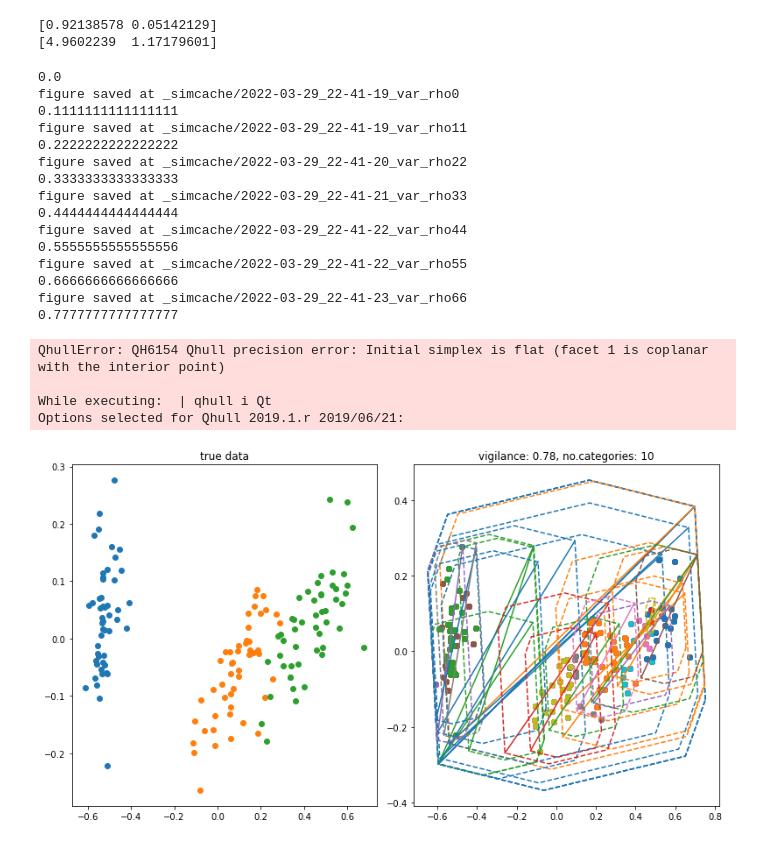
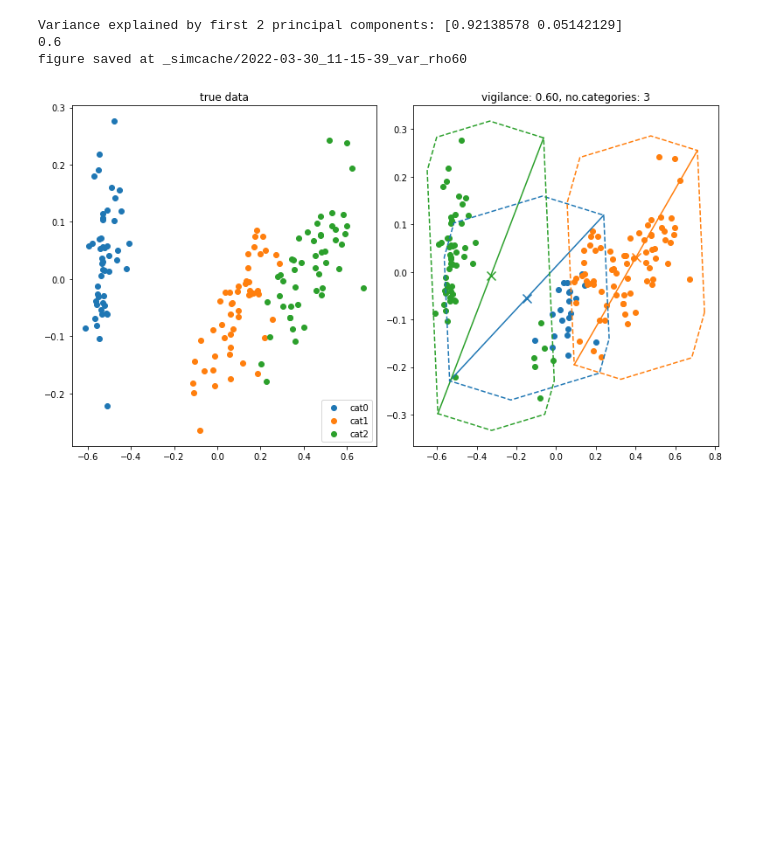
Before and after one commit to anish-lu-yihe/art, a Jupyter notebook: fuzzyART_var_rho.ipynb, the cells around one changed output. Drawn from its saved outputs; the diff is of its cells as text; code cells hidden in the pictures; blank space fills up the shorter version.

Commit message:
refine photo_pca_truth()

```diff
--- a/fuzzyART_var_rho.ipynb
+++ b/fuzzyART_var_rho.ipynb
@@ -10,15 +9,6 @@ from scipy.spatial import ConvexHull
 iris = ds.load_iris()
 data = iris['data'] / np.max(iris['data'], axis=0)
 label_true = iris['target']
-featnum = data.shape[1]
-# pca
-pca = dcp.PCA(n_components=2)
-pca_xy = pca.fit_transform(data)
-print(pca.explained_variance_ratio_)
-print(pca.singular_values_)
-# %% [output]
-[0.92138578 0.05142129]
-[4.9602239  1.17179601]
 # %%
 no_rho = 10
 ls_rho = np.linspace(0, 1, no_rho)
@@ -26,13 +16,11 @@ fig, axs = plt.subplots(1, 2,
                         figsize = (11, 6))
 fig.tight_layout()
 
-# plot true
-for cat_true in range(3):
-    axs[0].scatter(*np.where(label_true == cat_true, pca_xy.T, None))
-axs[0].set_title('true data')
+# plot true data
+pca, pca_xy = photo_pca_truth(data, label_true, axs[0])
 
 ax = axs[1]
-for rho in ls_rho:
+for rho in [0.6]:#ls_rho:
     print(rho)
     # init
     net = FuzzyARTgai(alpha=0.5, rho=rho)
@@ -43,58 +31,43 @@ for rho in ls_rho:
 
     # plot
     cat_number = net.w.shape[0]
-    cat_centre = pca.transform(net.w[:, :4])
+    cat_centre = pca.transform(net.getcat_centre())
     for cat_pred, cat_x, cat_y in zip(range(cat_number), *cat_centre.T):
         c = next(ax._get_lines.prop_cycler)['color']
         ax.scatter(*np.where(label_pred == cat_pred, pca_xy.T, None), color = c) # all training samples
- #       ax.scatter(cat_x, cat_y, marker = 'x', s = 100, color = c) # categorical centre
+        ax.scatter(cat_x, cat_y, marker = 'x', s = 100, color = c) # categorical centre
     ax.set_title('vigilance: {:.2f}, no.categories: {}'.format(rho, cat_number))
 
  #   if 1 < cat_number:
   #      # interplot 2 cats
    #     inter01 = pca.transform([np.mean(net.w[:2, :4], axis = 0)])
     #    ax.scatter(*inter01.T, marker = 'o', s = 200, edgecolors = 'k', facecolors='none')
      #   interpca01 = np.mean(cat_centre[:2], axis = 0)
       #  ax.scatter(*interpca01.T, marker = 'x', s = 200, c = 'k')
        # ax.plot(*cat_centre[:2].T, c = 'k')
 
     # add boundary?
-    rec_blxy, rec_trxy = [pca.transform(_) for _ in net.getcat_bipolars()] # w = (u, v^c), where v^c = 1 - v
+    rec_blxy, rec_trxy = [pca.transform(_) for _ in net.getcat_bipole()] # w = (u, v^c), where v^c = 1 - v
 
     ax.set_prop_cycle(None)
     for bl, tr in zip(rec_blxy, rec_trxy):
         ax.plot(*np.transpose([bl, tr]))
     #ax.plot(*rec_blxy.T, marker='^')
 
     ax.set_prop_cycle(None)
-    for points in net.getcat_vertices():
+    for points in net.getcat_vertex():
         points2d = pca.transform(points)
         hull = ConvexHull(points2d)
         hullxy = np.append(hull.vertices, hull.vertices[0])
         ax.plot(points2d[hullxy, 0], points2d[hullxy, 1], '--')
 
     # save fig
     simname = 'var_rho{:d}'.format(int(rho*100))
     dirname = '_simcache'
     savefigure_datetime(fig, simname, dirname)
+    #ax.clear()
 # %% [output]
-0.0
-figure saved at _simcache/2022-03-29_22-41-19_var_rho0
-0.1111111111111111
-figure saved at _simcache/2022-03-29_22-41-19_var_rho11
-0.2222222222222222
-figure saved at _simcache/2022-03-29_22-41-20_var_rho22
-0.3333333333333333
-figure saved at _simcache/2022-03-29_22-41-21_var_rho33
-0.4444444444444444
-figure saved at _simcache/2022-03-29_22-41-22_var_rho44
-0.5555555555555556
-figure saved at _simcache/2022-03-29_22-41-22_var_rho55
-0.6666666666666666
-figure saved at _simcache/2022-03-29_22-41-23_var_rho66
-0.7777777777777777
+Variance explained by first 2 principal components: [0.92138578 0.05142129]
+0.6
+figure saved at _simcache/2022-03-30_11-15-39_var_rho60
-QhullError: QH6154 Qhull precision error: Initial simplex is flat (facet 1 is coplanar with the interior point)
-
-While executing:  | qhull i Qt
-Options selected for Qhull 2019.1.r 2019/06/21:
-[figure, old version]
+[figure, new version]
```
Also changed, not shown: parts of 1 cell of this notebook, 1 other file.
